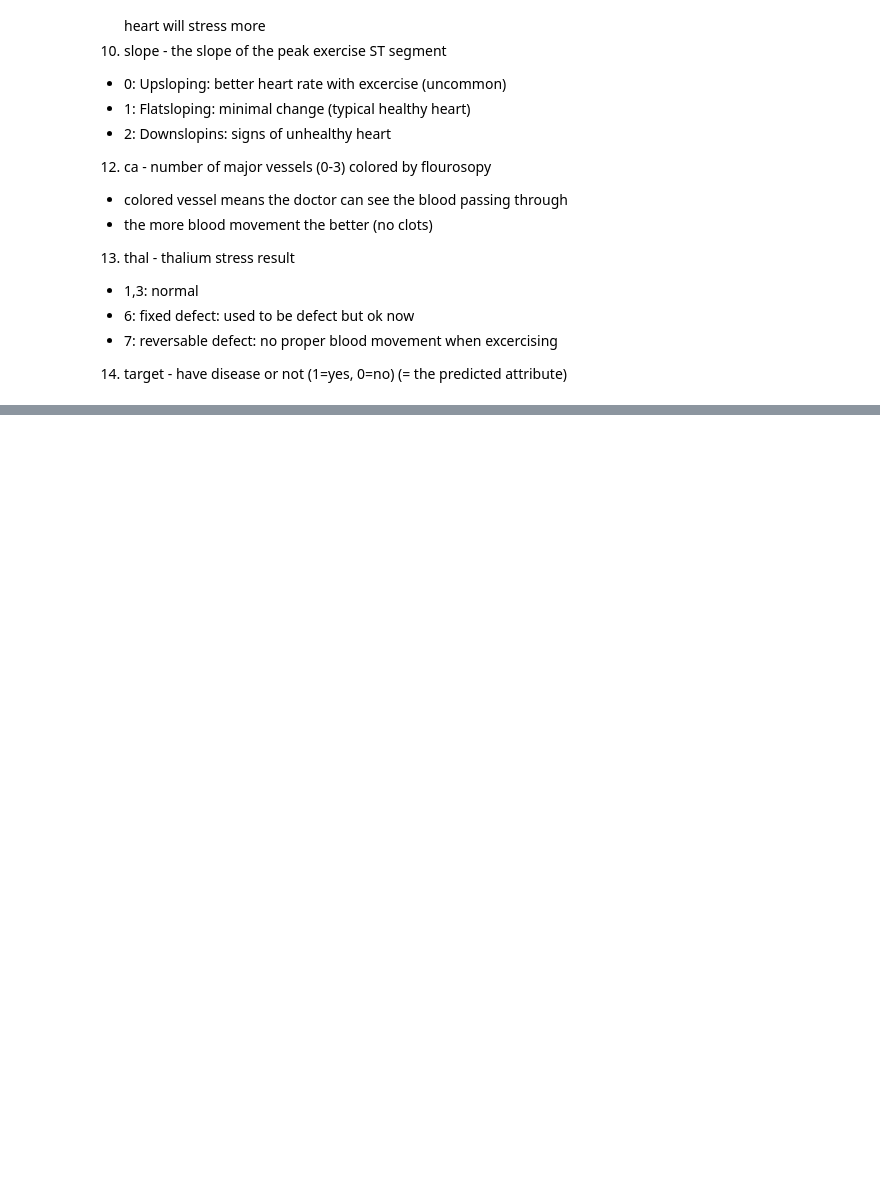
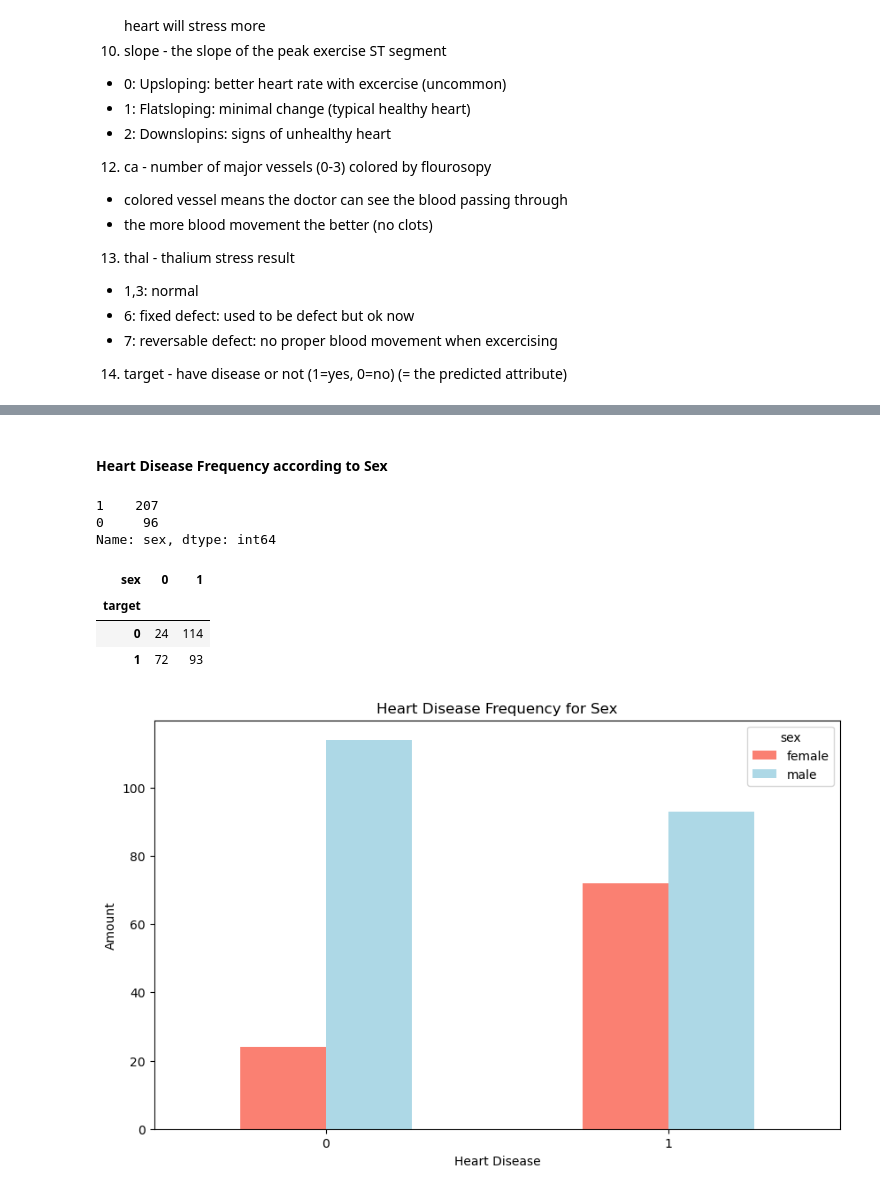
Before and after one commit to NguyenN95/Heart-Disease-Classification, a Jupyter notebook: project.ipynb, the cells around one changed output, grey strips where cells are left out. Saved outputs shown, nothing was run; the diff lists cells and outputs as text; code cells hidden in the pictures; blank space fills up the shorter version.

```diff
--- a/project.ipynb
+++ b/project.ipynb
@@ -65,0 +168,27 @@ from sklearn.linear_model import LogisticRegression
+# %% [markdown]
+#### Heart Disease Frequency according to Sex
+# %%
+df.sex.value_counts()
+# %% [output]
+1    207
+0     96
+Name: sex, dtype: int64
+# %%
+pd.crosstab(df.target, df.sex)
+# %% [output]
+| sex | 0 | 1 |
+| target |  |  |
+| 0 | 24 | 114 |
+| 1 | 72 | 93 |
+# %%
+pd.crosstab(df.target, df.sex.map({1: "male", 0: "female"})).plot(
+    kind="bar",
+    figsize=(10, 6),
+    color=["salmon", "lightblue"],
+    title="Heart Disease Frequency for Sex",
+    xlabel="Heart Disease",
+    ylabel="Amount",
+    rot=0,
+);
+# %% [output]
+[figure, added]
```
Also changed, not shown: parts of 77 cells of this notebook.
